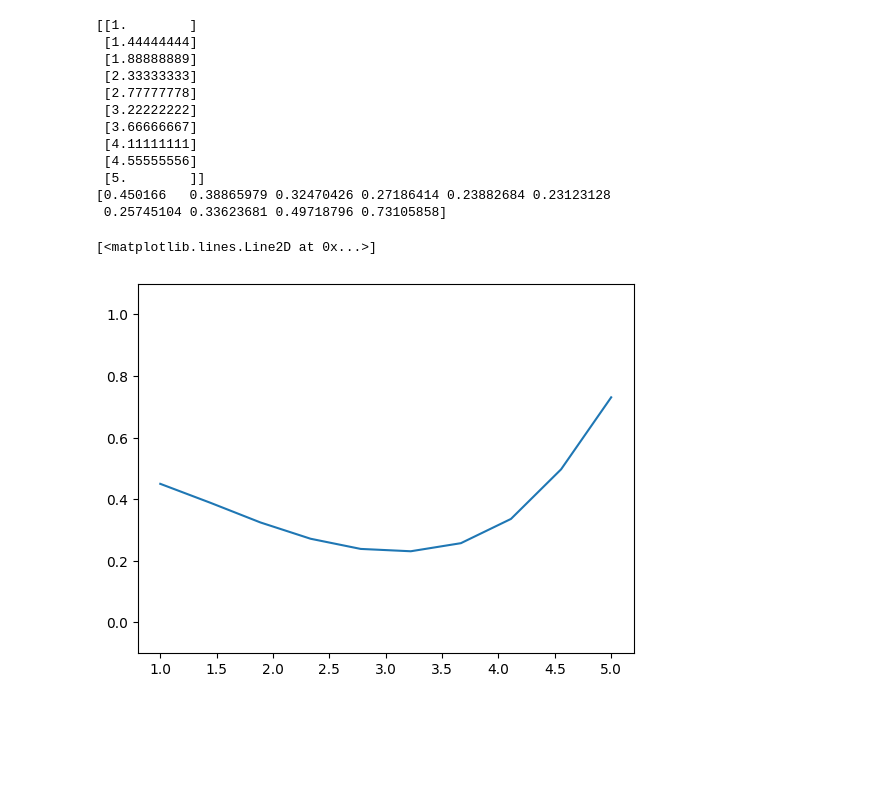
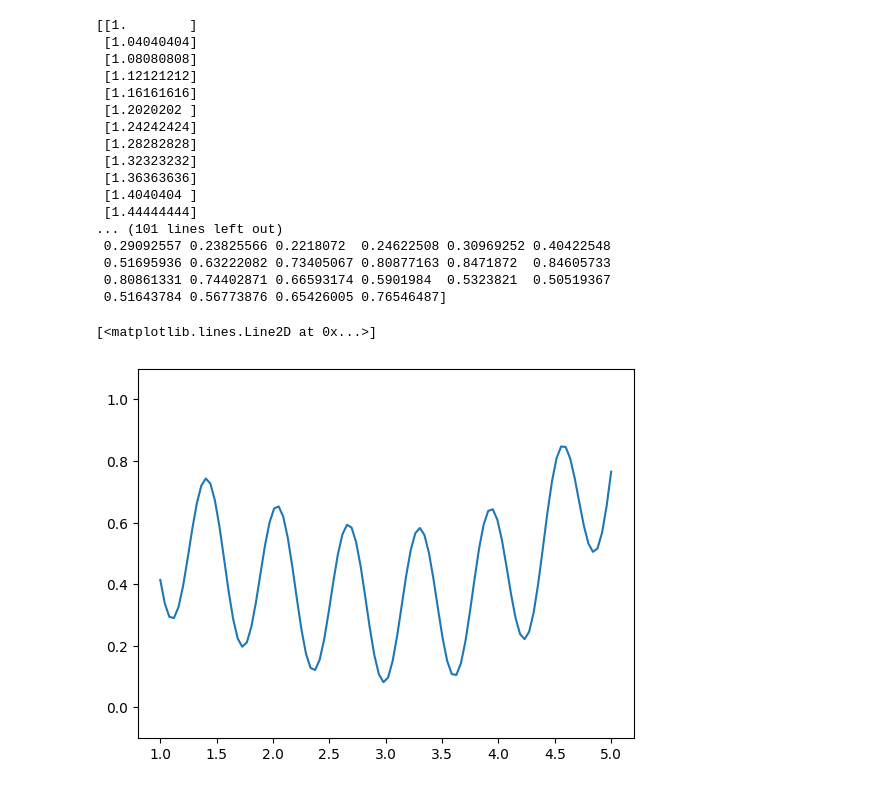
Before and after one commit to OverfittingUnderachiever/AutoMLVision, a Jupyter notebook: src/automl/ft_testfunctions.ipynb, the cells around one changed output. Drawn from its saved outputs; the diff is of its cells as text; code cells hidden in the pictures; blank space fills up the shorter version.

```diff
--- a/src/automl/ft_testfunctions.ipynb
+++ b/src/automl/ft_testfunctions.ipynb
@@ -3,29 +3,34 @@ import numpy as np
 import matplotlib.pyplot as plt
 from ft_testfunction import global_1D,local_1D
 # %%
-x_space=np.linspace(1, 5, 10).reshape(-1,1)
+x_space=np.linspace(1, 5, 100).reshape(-1,1)
 # x_space=np.append(x_space,x_space,axis=1)
 print(x_space)
 y_space=global_1D(x_space)
 print(y_space)
 
 plt.ylim(-0.1, 1.1)
 plt.plot(x_space, y_space)
 # %% [output]
 [[1.        ]
+ [1.04040404]
+ [1.08080808]
+ [1.12121212]
+ [1.16161616]
+ [1.2020202 ]
+ [1.24242424]
+ [1.28282828]
+ [1.32323232]
+ [1.36363636]
+ [1.4040404 ]
  [1.44444444]
- [1.88888889]
- [2.33333333]
- [2.77777778]
- [3.22222222]
- [3.66666667]
- [4.11111111]
- [4.55555556]
- [5.        ]]
-[0.450166   0.38865979 0.32470426 0.27186414 0.23882684 0.23123128
- 0.25745104 0.33623681 0.49718796 0.73105858]
+... (101 lines left out)
+ 0.29092557 0.23825566 0.2218072  0.24622508 0.30969252 0.40422548
+ 0.51695936 0.63222082 0.73405067 0.80877163 0.8471872  0.84605733
+ 0.80861331 0.74402871 0.66593174 0.5901984  0.5323821  0.50519367
+ 0.51643784 0.56773876 0.65426005 0.76546487]
 [<matplotlib.lines.Line2D at 0x...>]
-[figure, old version]
+[figure, new version]
 # %%
 
 x_localspace=np.linspace(0, 100, 100)
```
Also changed, not shown: parts of 1 cell of this notebook, 3 other files.
